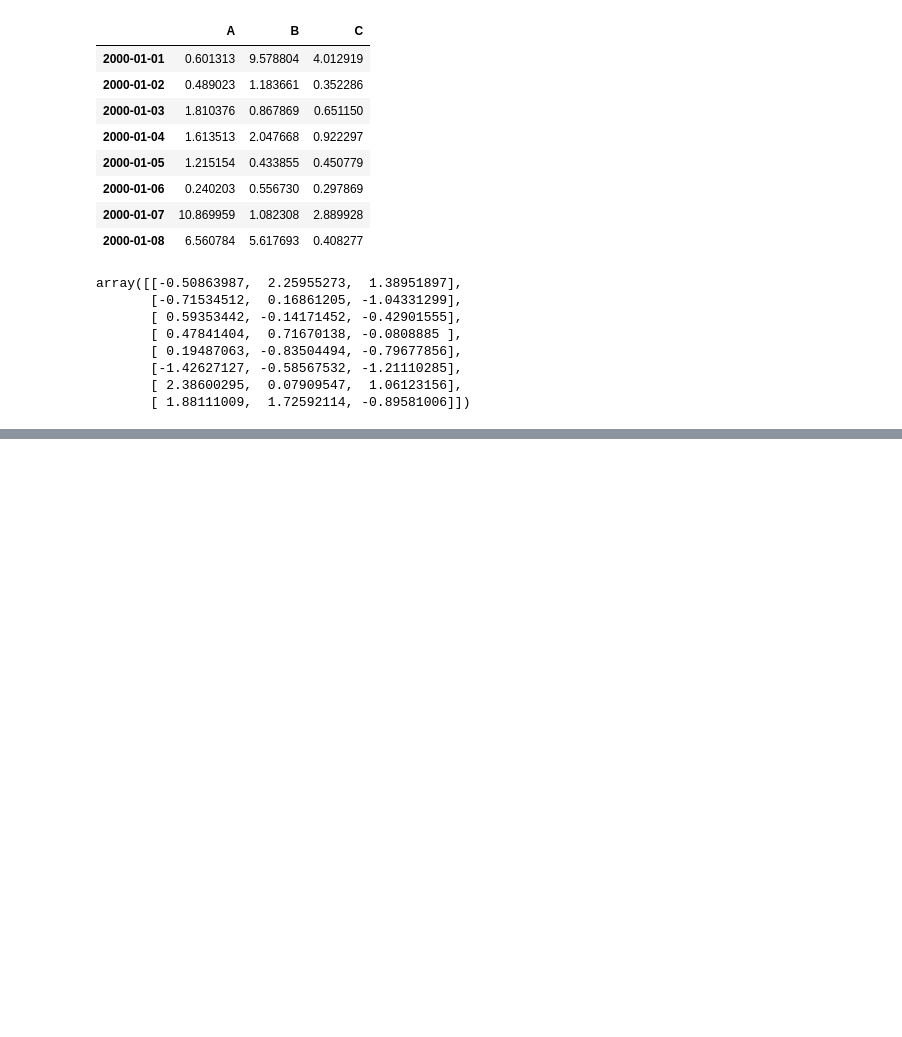
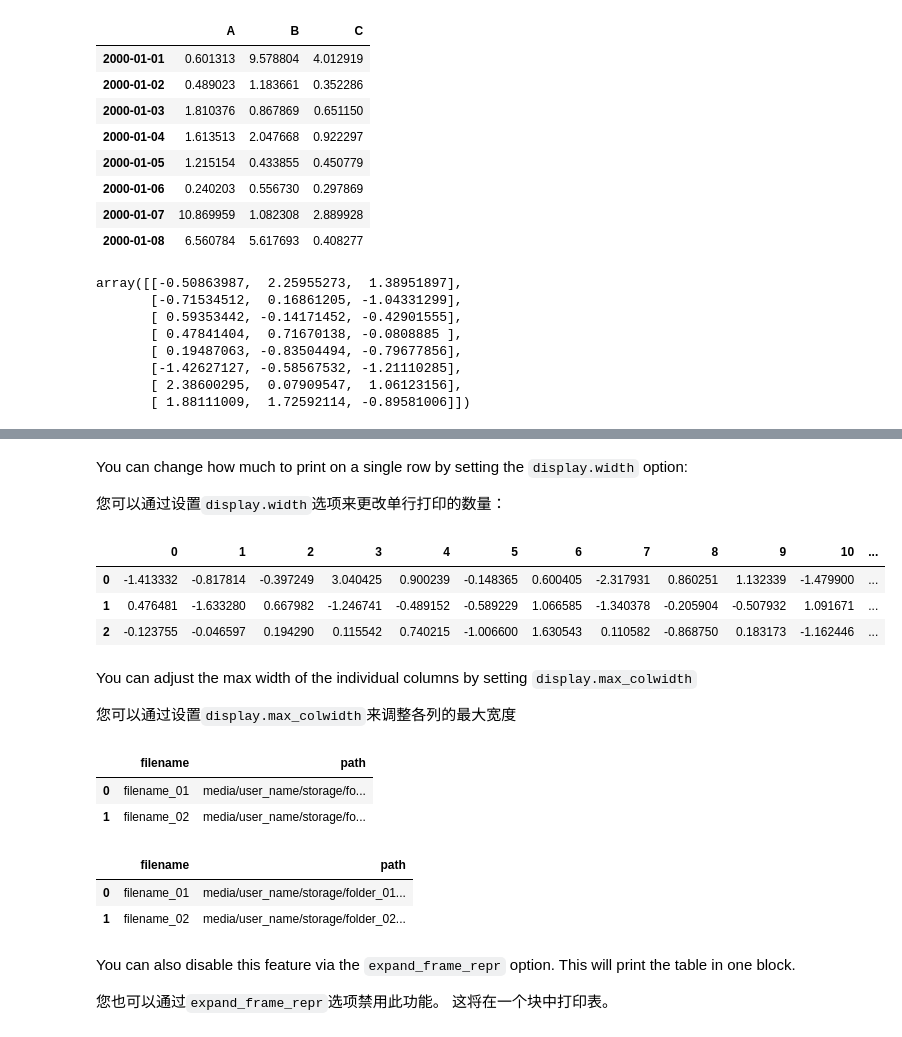
Before and after one commit to Fan-Anguo/pf-pandas, a Jupyter notebook: 02-Intro to Data Structures.ipynb, the cells around one changed output, grey strips where cells are left out. Saved outputs shown, nothing was run; the diff lists cells and outputs as text; code cells hidden in the pictures; blank space fills up the shorter version.

```diff
--- a/02-Intro to Data Structures.ipynb
+++ b/02-Intro to Data Structures.ipynb
@@ -1019,0 +1130,16 @@ array([[-0.50863987,  2.25955273,  1.38951897],
+# %% [markdown]
+You can change how much to print on a single row by setting the `display.width` option:
+
+您可以通过设置`display.width`选项来更改单行打印的数量：
+# %%
+pd.set_option('display.width', 40) # default is 80
+pd.DataFrame(np.random.randn(3, 12))
+# %% [output]
+|  | 0 | 1 | 2 | 3 | 4 | 5 | 6 | 7 | 8 | 9 | 10 | ... |
+| 0 | -1.413332 | -0.817814 | -0.397249 | 3.040425 | 0.900239 | -0.148365 | 0.600405 | -2.317931 | 0.860251 | 1.132339 | -1.479900 | ... |
+| 1 | 0.476481 | -1.633280 | 0.667982 | -1.246741 | -0.489152 | -0.589229 | 1.066585 | -1.340378 | -0.205904 | -0.507932 | 1.091671 | ... |
+| 2 | -0.123755 | -0.046597 | 0.194290 | 0.115542 | 0.740215 | -1.006600 | 1.630543 | 0.110582 | -0.868750 | 0.183173 | -1.162446 | ... |
+# %% [markdown]
+You can adjust the max width of the individual columns by setting `display.max_colwidth`
+
+您可以通过设置`display.max_colwidth`来调整各列的最大宽度
@@ -1019,0 +1150,20 @@ array([[-0.50863987,  2.25955273,  1.38951897],
+# %%
+pd.set_option('display.max_colwidth',30)
+
+pd.DataFrame(datafile)
+# %% [output]
+|  | filename | path |
+| 0 | filename_01 | media/user_name/storage/fo... |
+| 1 | filename_02 | media/user_name/storage/fo... |
+# %%
+pd.set_option('display.max_colwidth',100)
+
+pd.DataFrame(datafile)
+# %% [output]
+|  | filename | path |
+| 0 | filename_01 | media/user_name/storage/folder_01... |
+| 1 | filename_02 | media/user_name/storage/folder_02... |
+# %% [markdown]
+You can also disable this feature via the `expand_frame_repr` option. This will print the table in one block.
+
+您也可以通过`expand_frame_repr`选项禁用此功能。 这将在一个块中打印表。
```
Also changed, not shown: parts of 14 cells of this notebook, 3 other files.
